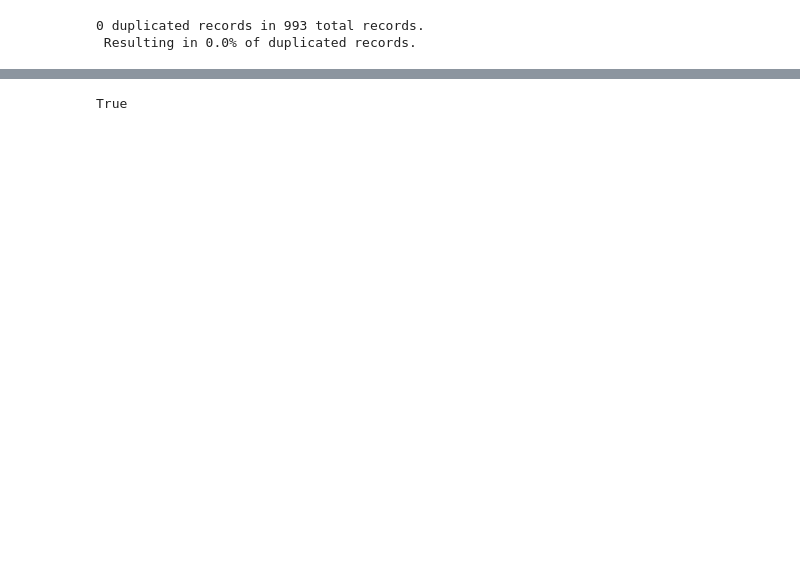
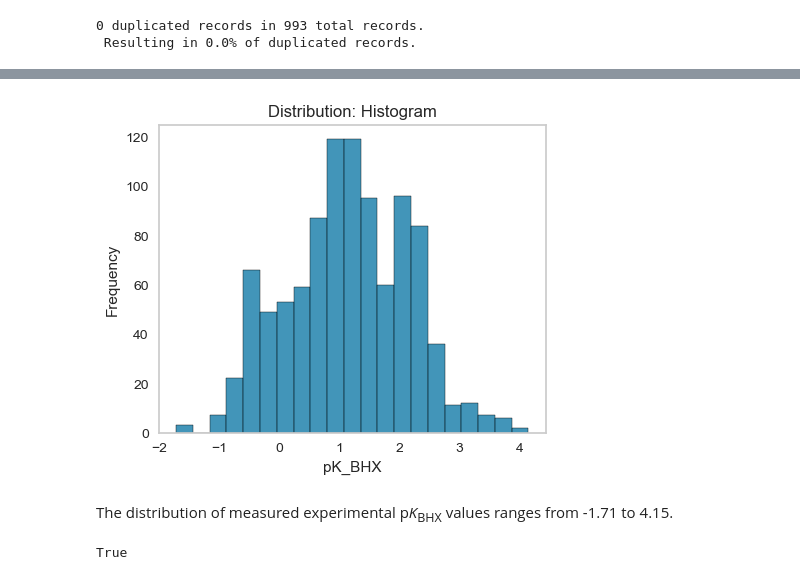
Before and after one commit to dmulysses/ml-regression-pkbhx, a Jupyter notebook: ml-regression-pkbhx.ipynb, the cells around one changed output, grey strips where cells are left out. Saved outputs shown, nothing was run; the diff lists cells and outputs as text; code cells hidden in the pictures; blank space fills up the shorter version.

```diff
--- a/ml-regression-pkbhx.ipynb
+++ b/ml-regression-pkbhx.ipynb
@@ -86,3 +101,15 @@ print(f'{data.duplicated().sum()} duplicated records in {len(data)} total record
+# %%
+fig, ax = plt.subplots(figsize=(5, 4))
+sns.histplot(data=data, x=data['pK_BHX'], ax=ax)
+ax.set_title('Distribution: Histogram')
+ax.set_ylabel('Frequency')
+ax.set_xlabel('pK_BHX')
+ax.grid(False)
+plt.show()
+# %% [output]
+[figure, added]
+# %% [markdown]
+The distribution of measured experimental p*K*<sub>BHX</sub> values ranges from -1.71 to 4.15.
 # %%
 # The RDKit package calculates the molecular descriptors like
 # molecular weight, the number of valence electrons, and the maximum
```
Also changed, not shown: parts of 6 cells of this notebook.
